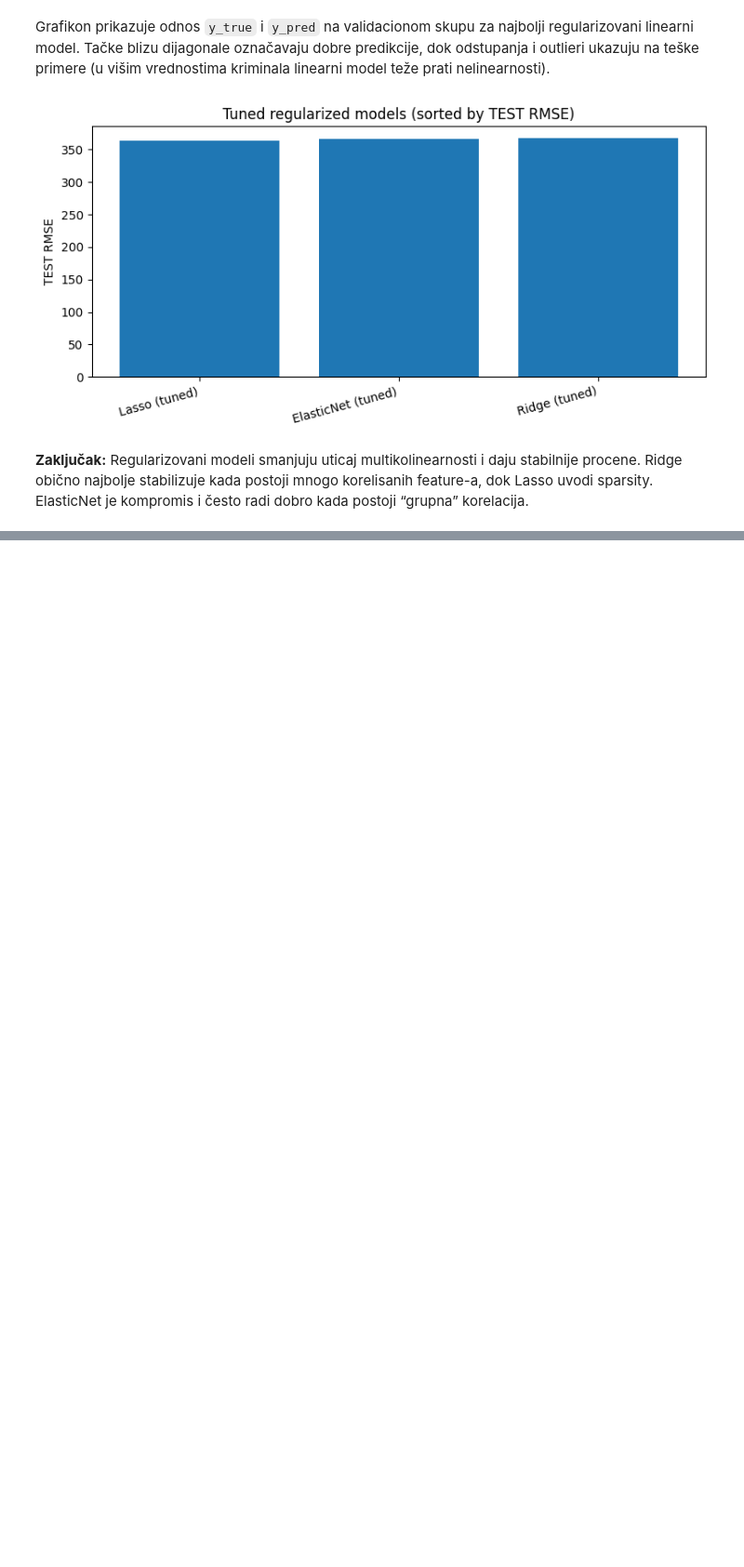
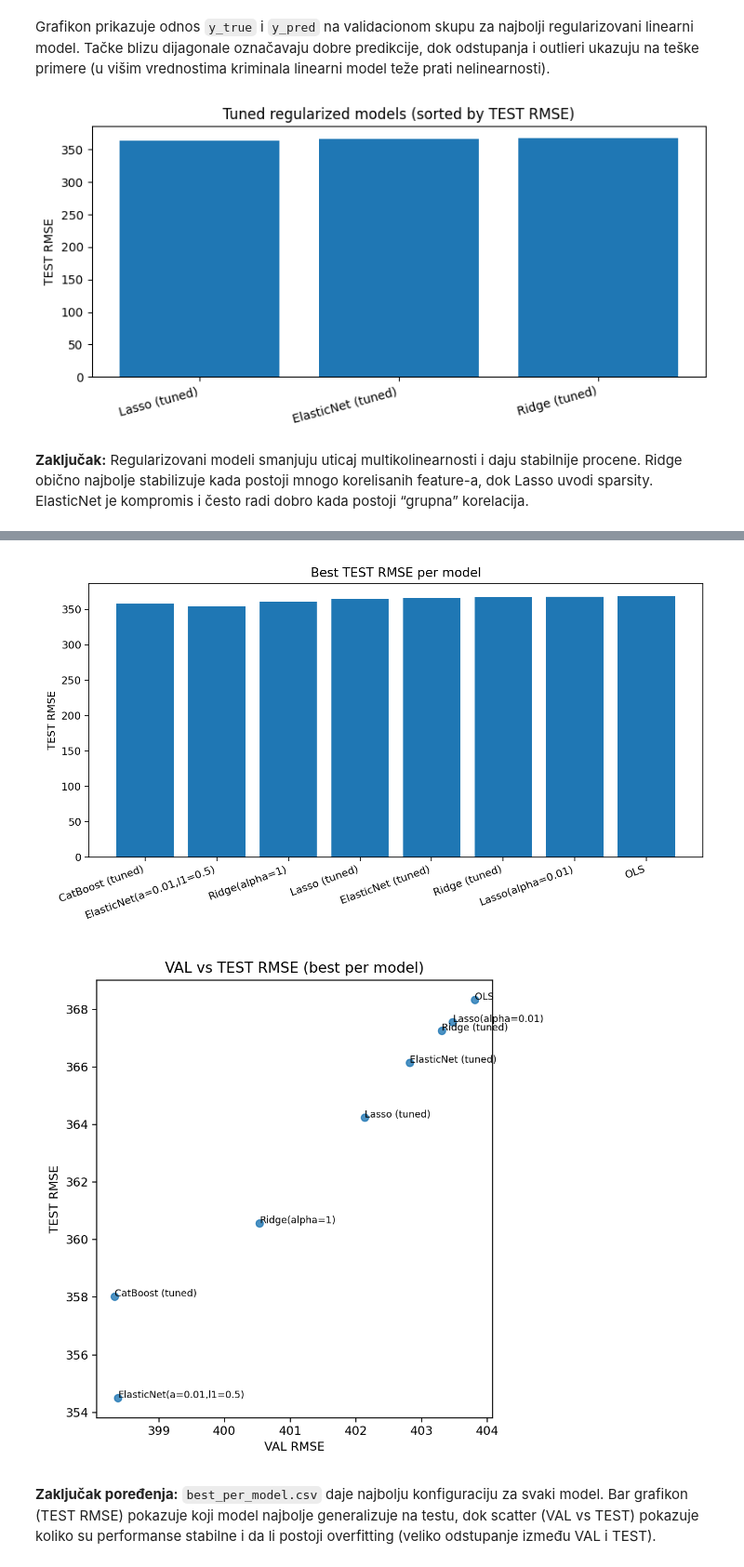
Before and after one commit to vladimircajka5/PROJEKAT_NANS, a Jupyter notebook: Predikcija stope nasilnog kriminala.ipynb, the cells around one changed output, grey strips where cells are left out. Shown at 93% size. Drawn from its saved outputs; the diff is of its cells as text; code cells hidden in the pictures; blank space fills up the shorter version.

```diff
--- a/Predikcija stope nasilnog kriminala.ipynb
+++ b/Predikcija stope nasilnog kriminala.ipynb
@@ -305,0 +578,17 @@ ElasticNet je kompromis i često radi dobro kada postoji “grupna” korelacija
+# %%
+def show_img(name):
+    p = PLOT_DIR / name
+    if p.exists():
+        display(Image.open(p))
+    else:
+        print("Missing:", p)
+
+show_img("best_test_rmse_per_model.png")
+show_img("val_vs_test_rmse_best_per_model.png")
+# %% [output]
+[figure, added]
+[figure, added]
+# %% [markdown]
+**Zaključak poređenja:** `best_per_model.csv` daje najbolju konfiguraciju za svaki model.
+Bar grafikon (TEST RMSE) pokazuje koji model najbolje generalizuje na testu, dok scatter (VAL vs TEST)
+pokazuje koliko su performanse stabilne i da li postoji overfitting (veliko odstupanje između VAL i TEST).
```
Also changed, not shown: parts of 17 cells of this notebook.
